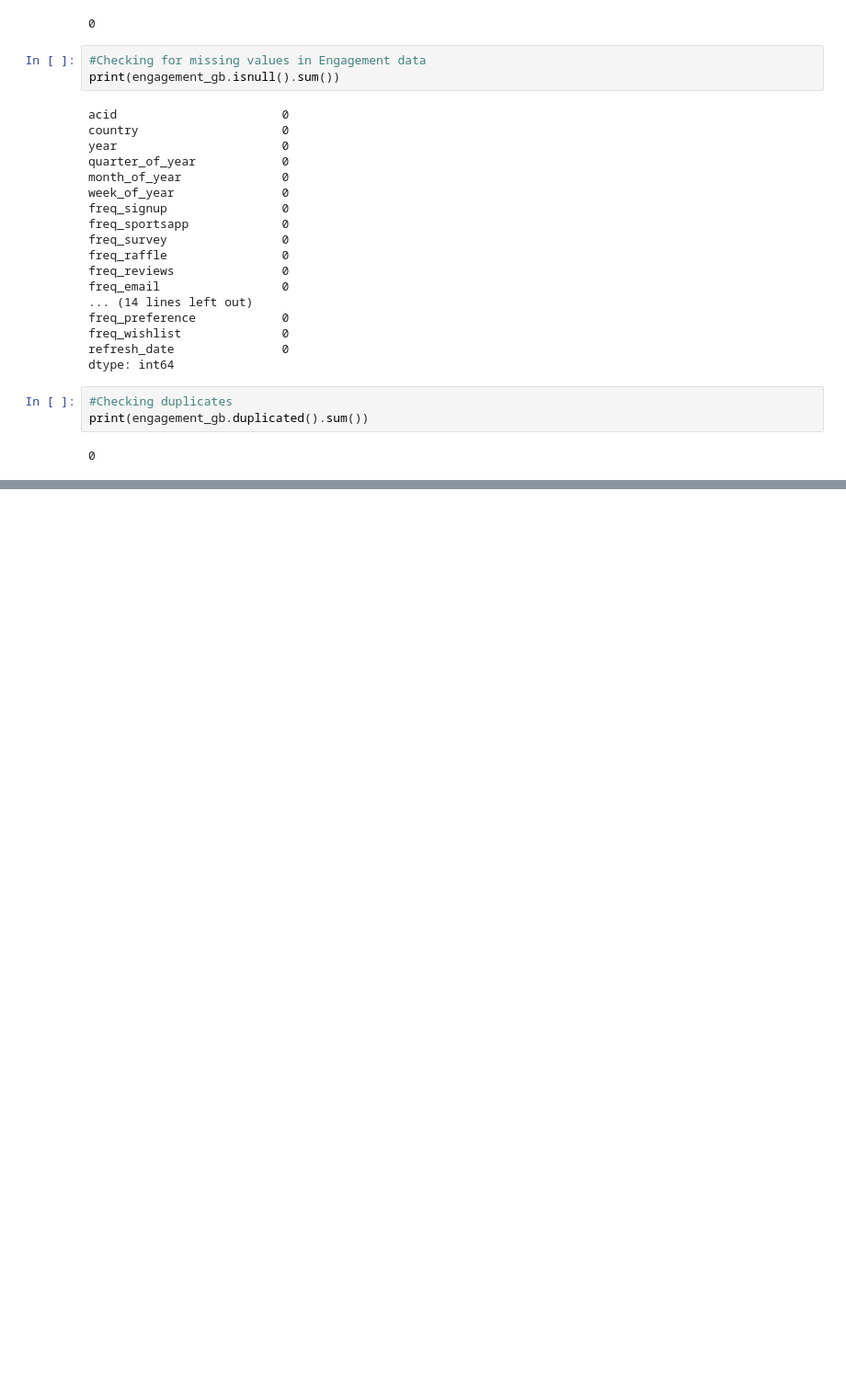
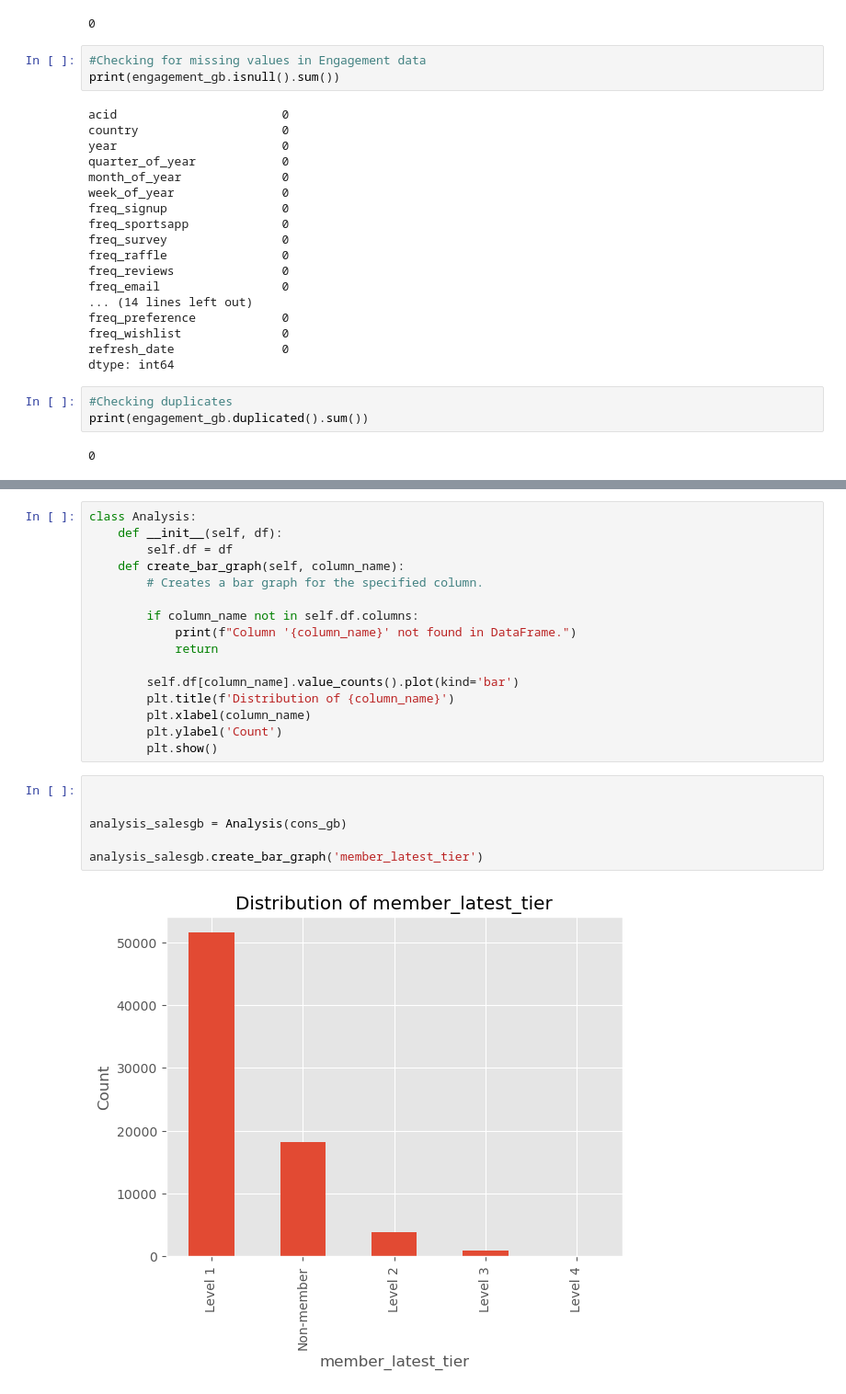
Before and after one commit to mbuvimuia/AdidasSmartRecs, a Jupyter notebook: notebook.ipynb, the cells around one changed output, grey strips where cells are left out. Shown at 92% size. Cells and saved outputs as stored; diff of their text form; blank space fills up the shorter version.

```diff
--- a/notebook.ipynb
+++ b/notebook.ipynb
@@ -304,0 +346,24 @@ print(engagement_gb.duplicated().sum())
+# %%
+class Analysis:
+    def __init__(self, df):
+        self.df = df
+    def create_bar_graph(self, column_name):
+        # Creates a bar graph for the specified column.
+
+        if column_name not in self.df.columns:
+            print(f"Column '{column_name}' not found in DataFrame.")
+            return
+
+        self.df[column_name].value_counts().plot(kind='bar')
+        plt.title(f'Distribution of {column_name}')
+        plt.xlabel(column_name)
+        plt.ylabel('Count')
+        plt.show()
+# %%
+
+
+analysis_salesgb = Analysis(cons_gb)
+
+analysis_salesgb.create_bar_graph('member_latest_tier')
+# %% [output]
+[figure, added]
```
Also changed, not shown: parts of 19 cells of this notebook.
